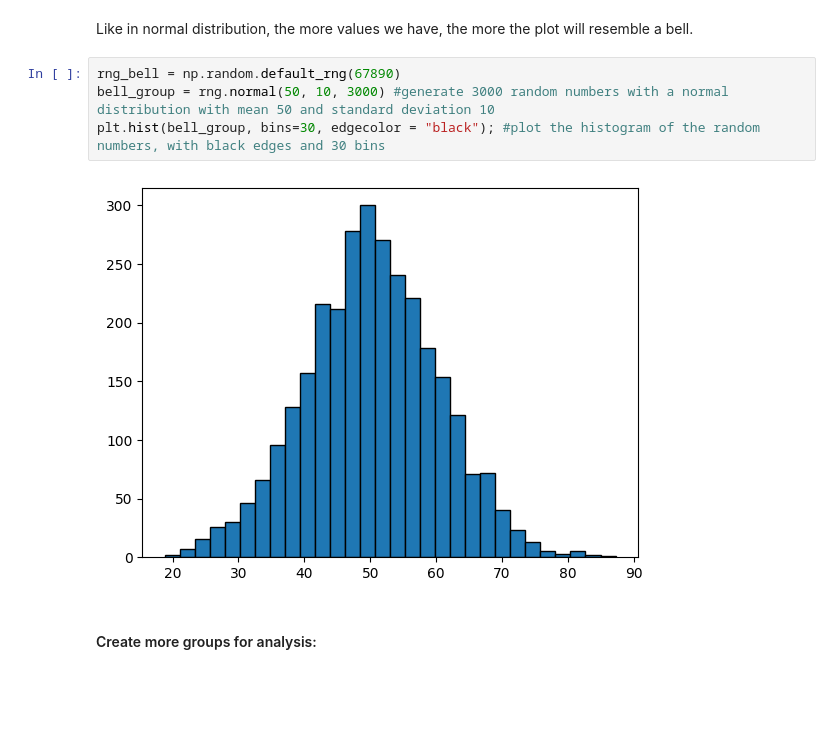
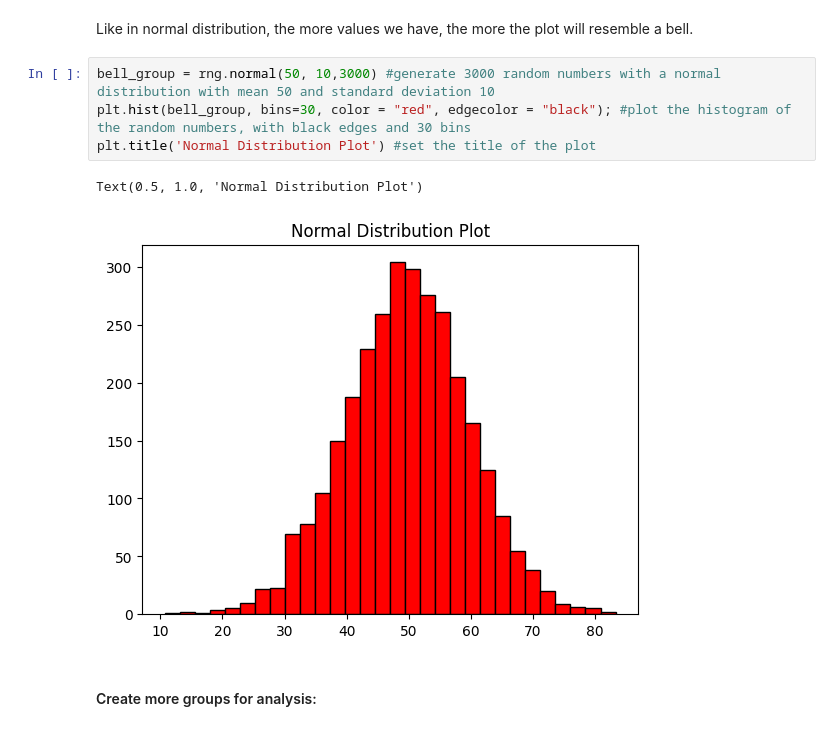
Before and after one commit to AnnaLoz28/principles_of_data_analytics, a Jupyter notebook: boxplots.ipynb, the cells around one changed output. Saved outputs shown, nothing was run; the diff lists cells and outputs as text; blank space fills up the shorter version.

```diff
--- a/boxplots.ipynb
+++ b/boxplots.ipynb
@@ -91,11 +95,12 @@ plt.hist(group1, bins=30, edgecolor = "black"); #plot the histogram of the rando
 # %% [markdown]
 Like in normal distribution, the more values we have, the more the plot will resemble a bell.
 # %%
-rng_bell = np.random.default_rng(67890)
-bell_group = rng.normal(50, 10, 3000) #generate 3000 random numbers with a normal distribution with mean 50 and standard deviation 10
-plt.hist(bell_group, bins=30, edgecolor = "black"); #plot the histogram of the random numbers, with black edges and 30 bins
+bell_group = rng.normal(50, 10,3000) #generate 3000 random numbers with a normal distribution with mean 50 and standard deviation 10
+plt.hist(bell_group, bins=30, color = "red", edgecolor = "black"); #plot the histogram of the random numbers, with black edges and 30 bins
+plt.title('Normal Distribution Plot') #set the title of the plot
 # %% [output]
+Text(0.5, 1.0, 'Normal Distribution Plot')
-[figure, old version]
+[figure, new version]
 # %% [markdown]
 #### Create more groups for analysis:
 # %%
```
Also changed, not shown: parts of 5 cells of this notebook.
